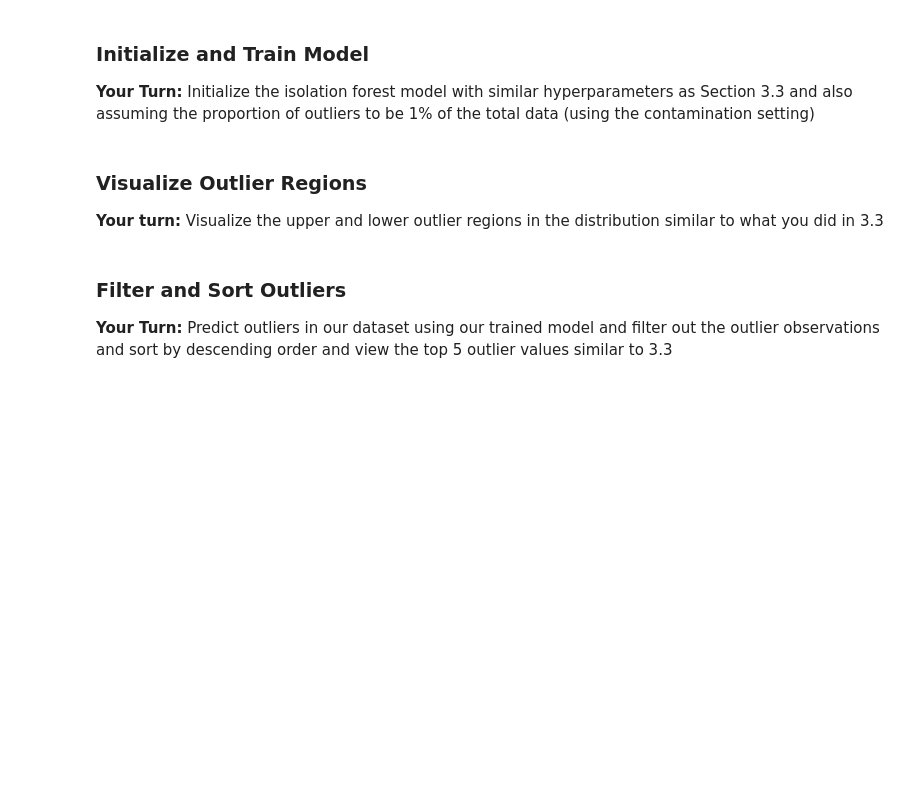
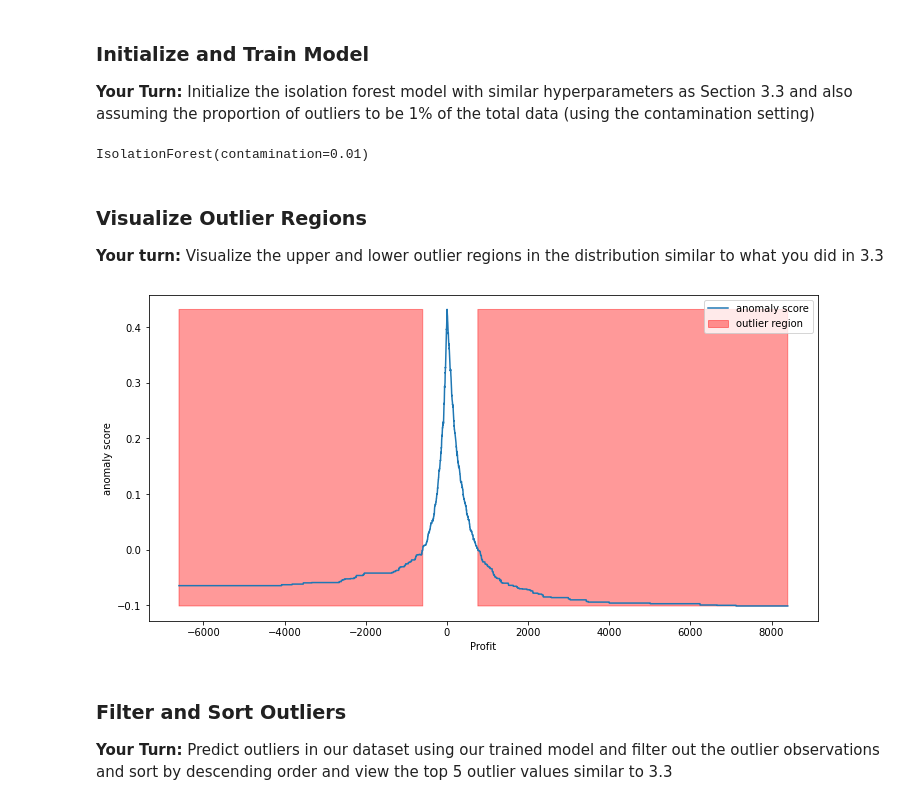
Before and after one commit to MMBazel/Springboard-MLETrack-Student, a Jupyter notebook: mini-projects/Anomaly Detection/Mini_Project_Anomaly_Detection.ipynb, the cells around one changed output. Drawn from its saved outputs; the diff is of its cells as text; code cells hidden in the pictures; blank space fills up the shorter version.

Commit message:
Completed the Anomaly Detection mini-project

```diff
--- a/mini-projects/Anomaly Detection/Mini_Project_Anomaly_Detection.ipynb
+++ b/mini-projects/Anomaly Detection/Mini_Project_Anomaly_Detection.ipynb
@@ -268,3 +454,11 @@ __Your Turn:__ Initialize the isolation forest model with similar hyperparameter
+# %%
+#<FILL BLANKS HERE>
+
+profit_ifmodel = IsolationForest(n_estimators=100,
+                                contamination=0.01)
+profit_ifmodel.fit(df[['Profit']])
+# %% [output]
+IsolationForest(contamination=0.01)
 # %% [markdown]
 ### Visualize Outlier Regions
 
@@ -274,3 +466,17 @@ __Your turn:__ Visualize the upper and lower outlier regions in the distribution
+# %%
+xx = np.linspace(df['Profit'].min(), df['Profit'].max(), len(df)).reshape(-1,1)
+anomaly_score = profit_ifmodel.decision_function(xx)
+outlier = profit_ifmodel.predict(xx)
+plt.figure(figsize=(12, 6))
+plt.plot(xx, anomaly_score, label='anomaly score')
+plt.fill_between(xx.T[0], np.min(anomaly_score), np.max(anomaly_score),
+                 where=outlier==-1, color='r',
+                 alpha=.4, label='outlier region')
+plt.legend()
+plt.ylabel('anomaly score')
+plt.xlabel('Profit');
+# %% [output]
+[figure, added]
 # %% [markdown]
 ### Filter and Sort Outliers
 
```
Also changed, not shown: parts of 54 cells of this notebook.
